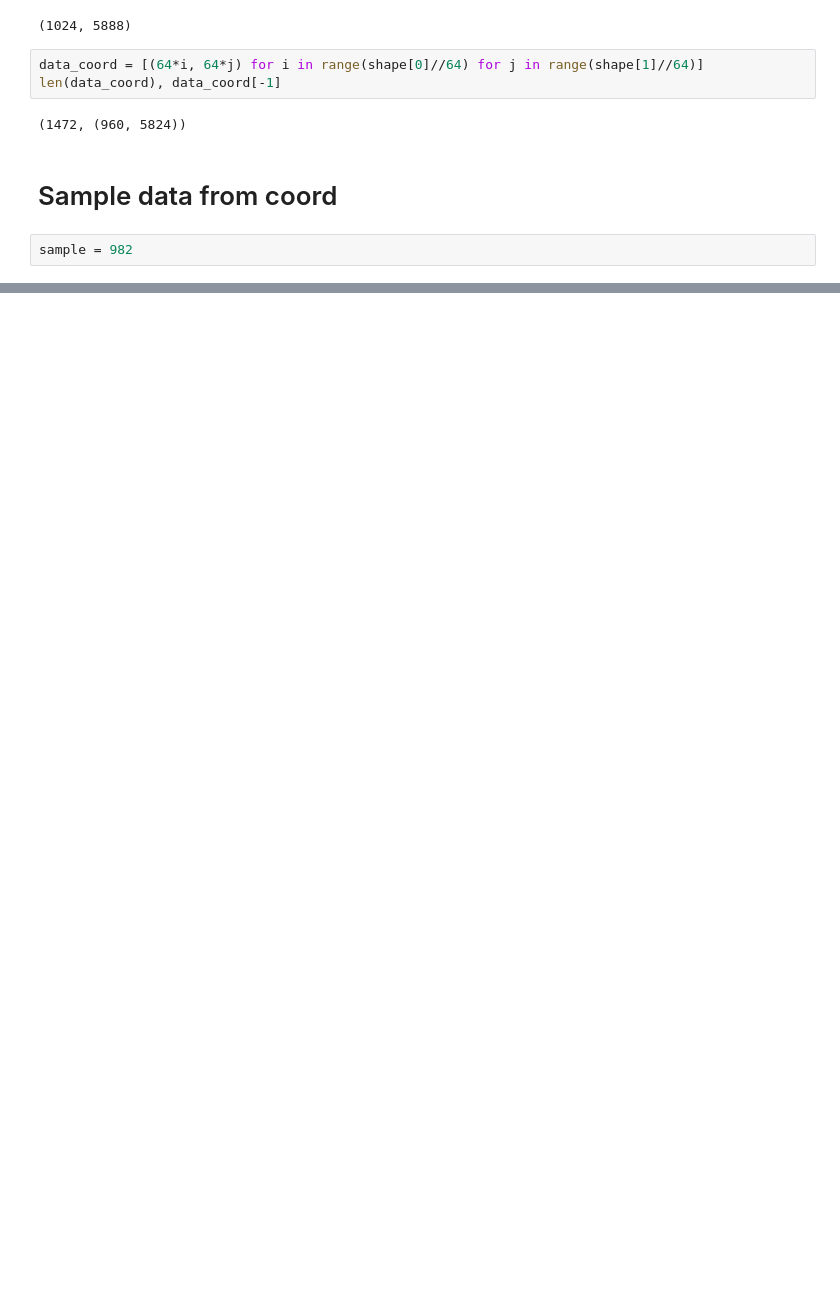
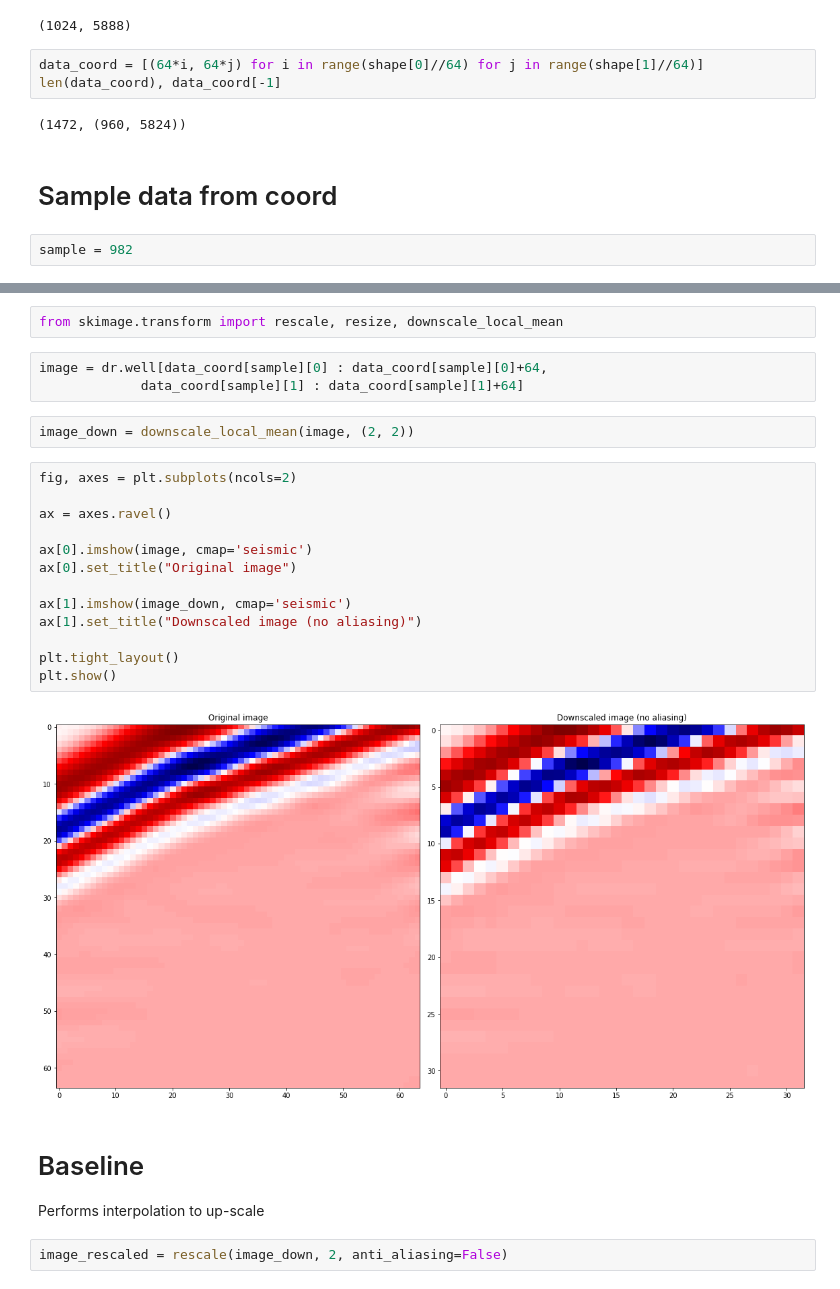
Before and after one commit to Pedalves/super-resolution, a Jupyter notebook: ipynb/data_visualization.ipynb, the cells around one changed output, grey strips where cells are left out. Saved outputs shown, nothing was run; the diff lists cells and outputs as text; blank space fills up the shorter version.

Commit message:
add baseline

```diff
--- a/ipynb/data_visualization.ipynb
+++ b/ipynb/data_visualization.ipynb
@@ -114,0 +117,28 @@ plt.imshow(dr.vel[data_coord[sample][0] : data_coord[sample][0]+64,
+# %%
+from skimage.transform import rescale, resize, downscale_local_mean
+# %%
+image = dr.well[data_coord[sample][0] : data_coord[sample][0]+64,
+             data_coord[sample][1] : data_coord[sample][1]+64]
+# %%
+image_down = downscale_local_mean(image, (2, 2))
+# %%
+fig, axes = plt.subplots(ncols=2)
+
+ax = axes.ravel()
+
+ax[0].imshow(image, cmap='seismic')
+ax[0].set_title("Original image")
+
+ax[1].imshow(image_down, cmap='seismic')
+ax[1].set_title("Downscaled image (no aliasing)")
+
+plt.tight_layout()
+plt.show()
+# %% [output]
+[figure, added]
+# %% [markdown]
+# Baseline
+
+Performs interpolation to up-scale
+# %%
+image_rescaled = rescale(image_down, 2, anti_aliasing=False)
```
Also changed, not shown: parts of 9 cells of this notebook.
